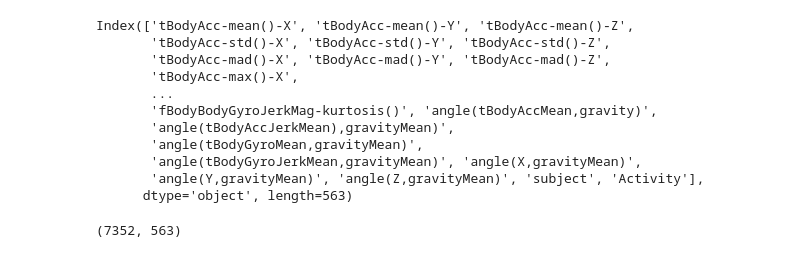
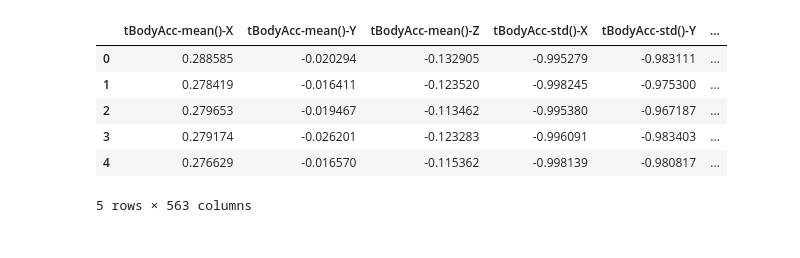
Before and after one commit to ashwanthgp/K-Means-Clustering, a Jupyter notebook: 6.ipynb, the cells around one changed output. Cells and saved outputs as stored; diff of their text form; code cells hidden in the pictures.

```diff
--- a/6.ipynb
+++ b/6.ipynb
@@ -8,20 +5,11 @@ import seaborn as sns
 # %%
-df=pd.read_csv("train.csv",nrows=1)
+df=pd.read_csv("train.csv")
+df.head()
+# %% [output]
+|  | tBodyAcc-mean()-X | tBodyAcc-mean()-Y | tBodyAcc-mean()-Z | tBodyAcc-std()-X | tBodyAcc-std()-Y | ... |
+| 0 | 0.288585 | -0.020294 | -0.132905 | -0.995279 | -0.983111 | ... |
+| 1 | 0.278419 | -0.016411 | -0.123520 | -0.998245 | -0.975300 | ... |
+| 2 | 0.279653 | -0.019467 | -0.113462 | -0.995380 | -0.967187 | ... |
+| 3 | 0.279174 | -0.026201 | -0.123283 | -0.996091 | -0.983403 | ... |
+| 4 | 0.276629 | -0.016570 | -0.115362 | -0.998139 | -0.980817 | ... |
+5 rows × 563 columns
-# %%
-df.columns
-# %% [output]
-Index(['tBodyAcc-mean()-X', 'tBodyAcc-mean()-Y', 'tBodyAcc-mean()-Z',
-       'tBodyAcc-std()-X', 'tBodyAcc-std()-Y', 'tBodyAcc-std()-Z',
-       'tBodyAcc-mad()-X', 'tBodyAcc-mad()-Y', 'tBodyAcc-mad()-Z',
-       'tBodyAcc-max()-X',
-       ...
-       'fBodyBodyGyroJerkMag-kurtosis()', 'angle(tBodyAccMean,gravity)',
-       'angle(tBodyAccJerkMean),gravityMean)',
-       'angle(tBodyGyroMean,gravityMean)',
-       'angle(tBodyGyroJerkMean,gravityMean)', 'angle(X,gravityMean)',
-       'angle(Y,gravityMean)', 'angle(Z,gravityMean)', 'subject', 'Activity'],
-      dtype='object', length=563)
-# %%
-df.shape
-# %% [output]
-(7352, 563)
```
Also changed, not shown: parts of 16 cells of this notebook.
